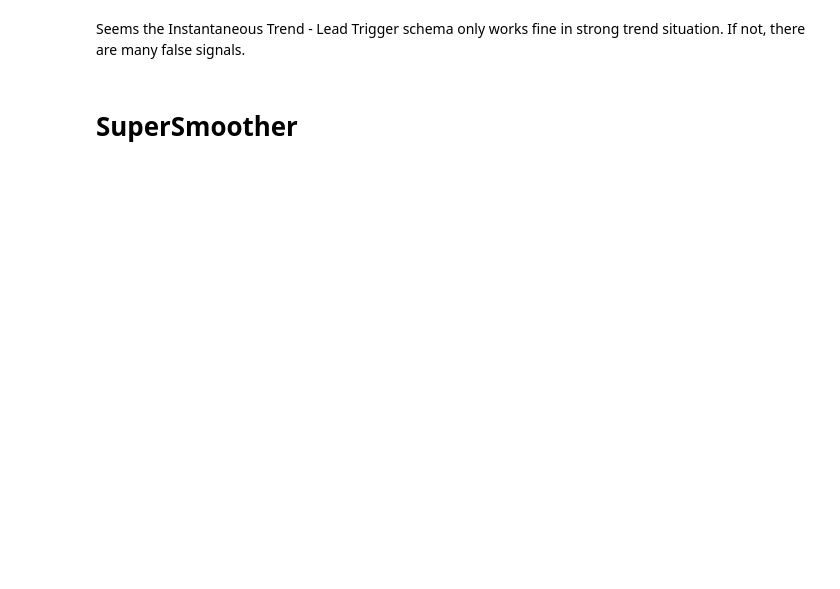
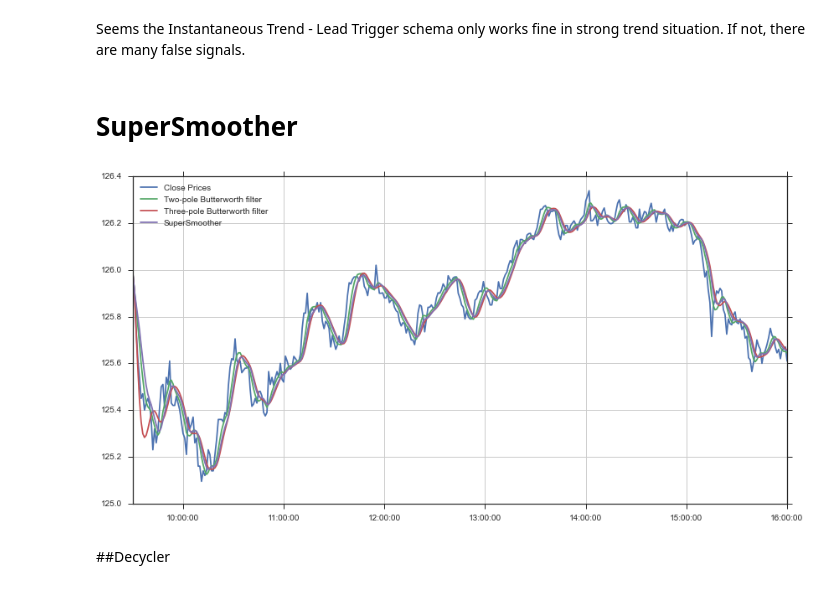
Before and after one commit to Jay-Jay-D/cybernetics_lectures, a Jupyter notebook: Testing_tools.ipynb, the cells around one changed output. Drawn from its saved outputs; the diff is of its cells as text; code cells hidden in the pictures; blank space fills up the shorter version.

Commit message:
SuperSmoother and Decycle added to Testing_tools

```diff
--- a/Testing_tools.ipynb
+++ b/Testing_tools.ipynb
@@ -84,0 +134,13 @@ Seems the Instantaneous Trend - Lead Trigger schema only works fine in strong tr
+# %%
+# Plotting
+t = data.index
+plt.plot(t, data.CLOSE.as_matrix(), label='Close Prices')
+plt.plot(t, two_pole_BFilter, label='Two-pole Butterworth filter')
+plt.plot(t, three_pole_BFilter, label='Three-pole Butterworth filter')
+plt.plot(t, SS, label='SuperSmoother')
+plt.legend(loc='upper left')
+plt.grid()
+# %% [output]
+[figure, added]
+# %% [markdown]
+##Decycler
```
Also changed, not shown: parts of 6 cells of this notebook.
